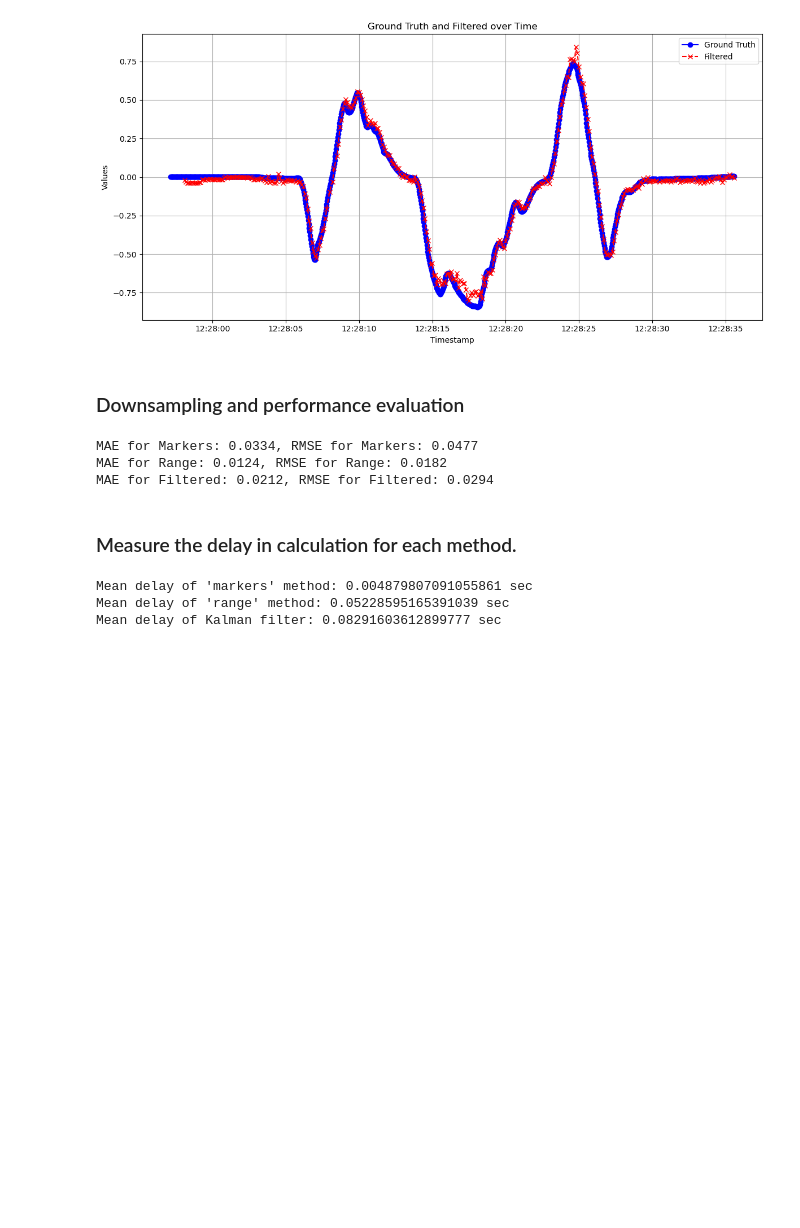
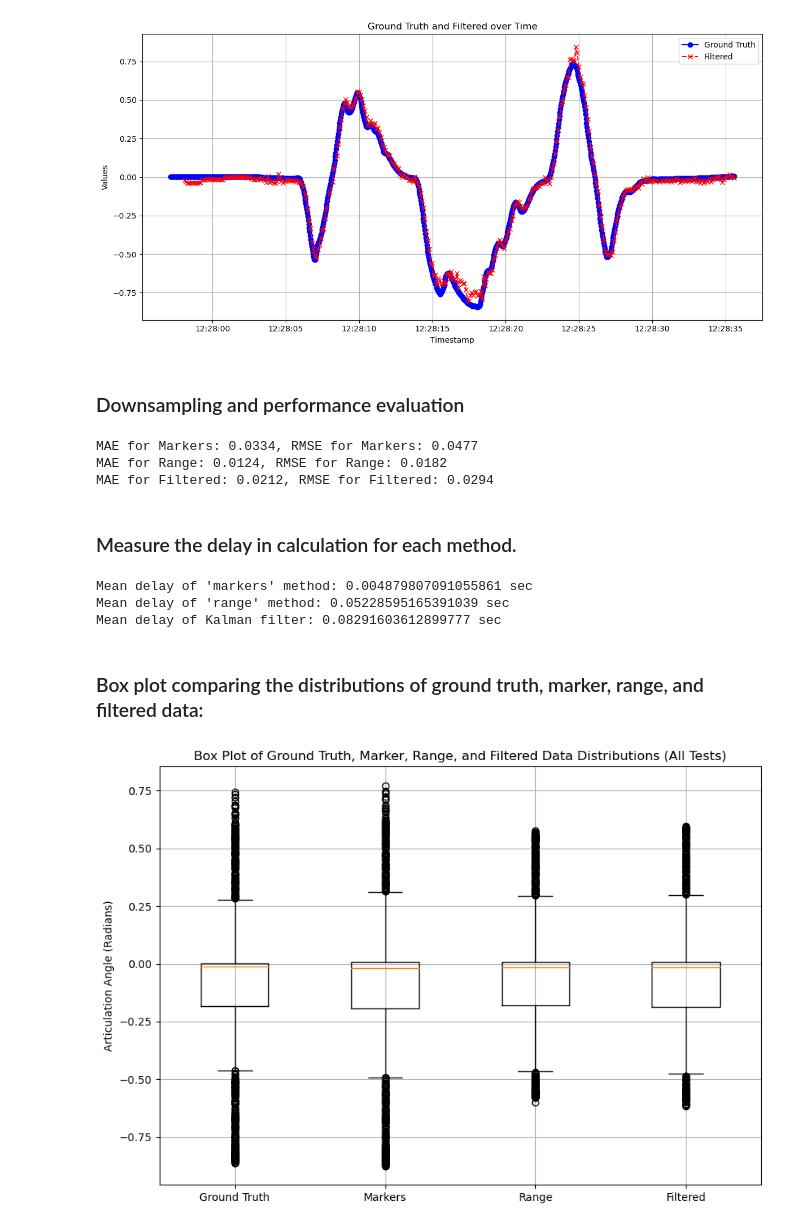
Before and after one commit to RlNZLER/trailer_adas, a Jupyter notebook: process_data.ipynb, the cells around one changed output. Cells and saved outputs as stored; diff of their text form; code cells hidden in the pictures; blank space fills up the shorter version.

Commit message:
Added box plot for each scenario.

```diff
--- a/process_data.ipynb
+++ b/process_data.ipynb
@@ -176,3 +176,39 @@ print(f"Mean delay of Kalman filter: {mean_filtered} sec")
 Mean delay of 'markers' method: 0.004879807091055861 sec
 Mean delay of 'range' method: 0.05228595165391039 sec
 Mean delay of Kalman filter: 0.08291603612899777 sec
+# %% [markdown]
+###  Box plot comparing the distributions of ground truth, marker, range, and filtered data:
+# %%
+# Initialize an empty list to store data from all tests
+all_data = []
+
+# Define the number of scenarios and tests
+scenario = 4  # Update this based on your specific scenarios
+num_tests = 5  # Assuming there are 5 tests per scenario
+
+# Loop through each scenario and test, and read the CSV files
+
+for test in range(1, num_tests + 1):
+    directory = f'Tests/Scenario {scenario}/Test{test}/'
+    file_path = os.path.join(directory, 'aggregated_data.csv')
+
+    # Read the CSV file
+    if os.path.exists(file_path):
+        data = pd.read_csv(file_path)
+        all_data.append(data)
+
+# Concatenate all the data into a single DataFrame
+combined_data = pd.concat(all_data, ignore_index=True)
+
+# Prepare the box plot for all methods: ground truth, marker, range, and filtered
+plt.figure(figsize=(10, 7))
+plt.boxplot([combined_data['ground_truth'], combined_data['markers'],
+            combined_data['range'], combined_data['filtered']],
+            labels=['Ground Truth', 'Markers', 'Range', 'Filtered'])
+
+plt.title('Box Plot of Ground Truth, Marker, Range, and Filtered Data Distributions (All Tests)')
+plt.ylabel('Articulation Angle (Radians)')
+plt.grid(True)
+plt.show()
+# %% [output]
+[figure, added]
```
Also changed, not shown: 4 other files.
